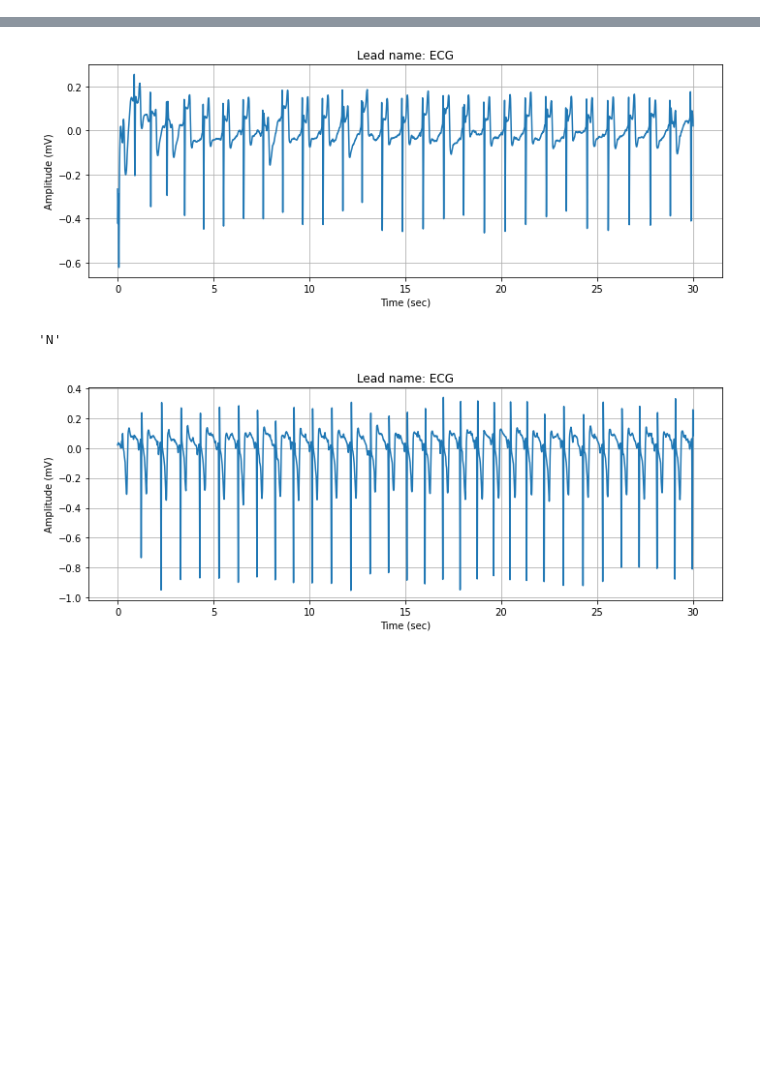
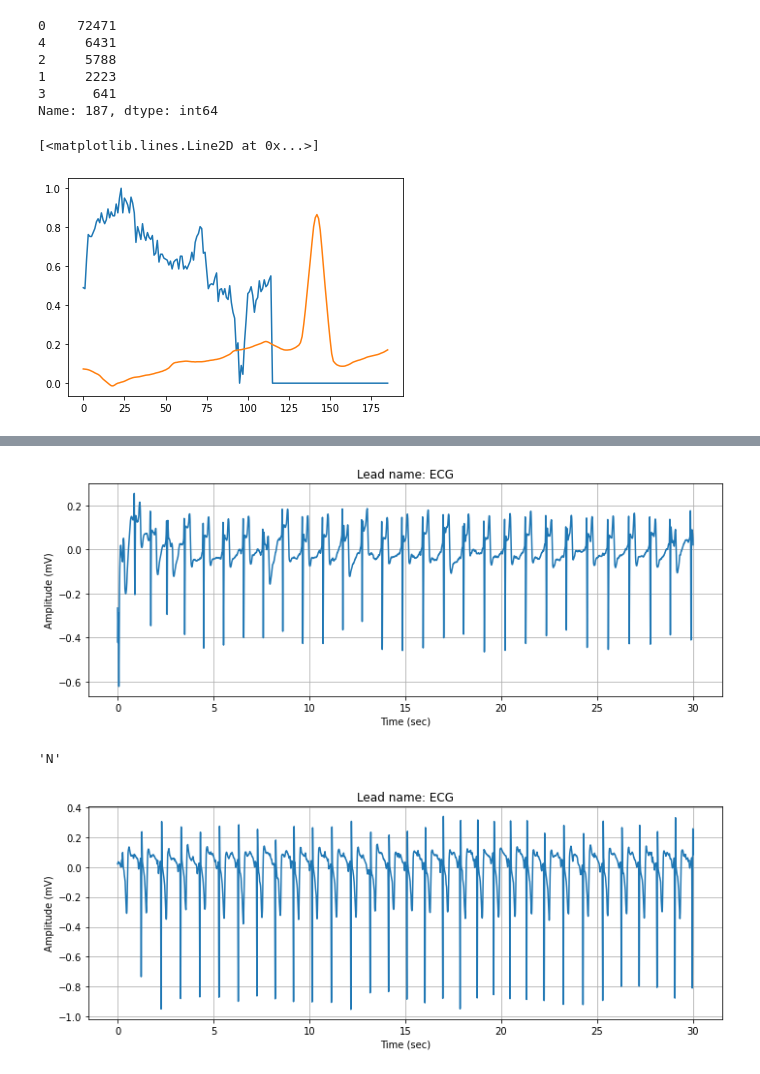
Before and after one commit to alirezash97/Cardio, a Jupyter notebook: Cardio.ipynb, the cells around one changed output, grey strips where cells are left out. Saved outputs shown, nothing was run; the diff lists cells and outputs as text; code cells hidden in the pictures; blank space fills up the shorter version.

```diff
--- a/Cardio.ipynb
+++ b/Cardio.ipynb
@@ -2,0 +22,17 @@
+# %%
+import pandas as pd
+
+
+train_df=pd.read_csv('/content/heartbeat/mitbih_train.csv', header=None)
+# %%
+# target column = train_df[187]
+train_df[187]=train_df[187].astype(int)
+equilibre=train_df[187].value_counts()
+print(equilibre)
+# %% [output]
+0    72471
+4     6431
+2     5788
+1     2223
+3      641
+Name: 187, dtype: int64
@@ -3 +44,13 @@
+# %%
+import matplotlib.pyplot as plt
+
+# sample1 = train_df[1:2][:]
+# print(sample1.shape)
+# plt.plot(x, sample1)
+plt.plot(train_df.iloc[99,:186])
+plt.plot(sample_1)
+# print(sample_1.shape)
+# %% [output]
+[<matplotlib.lines.Line2D at 0x...>]
+[figure, added]
 # %%
```
Also changed, not shown: parts of 18 cells of this notebook.
